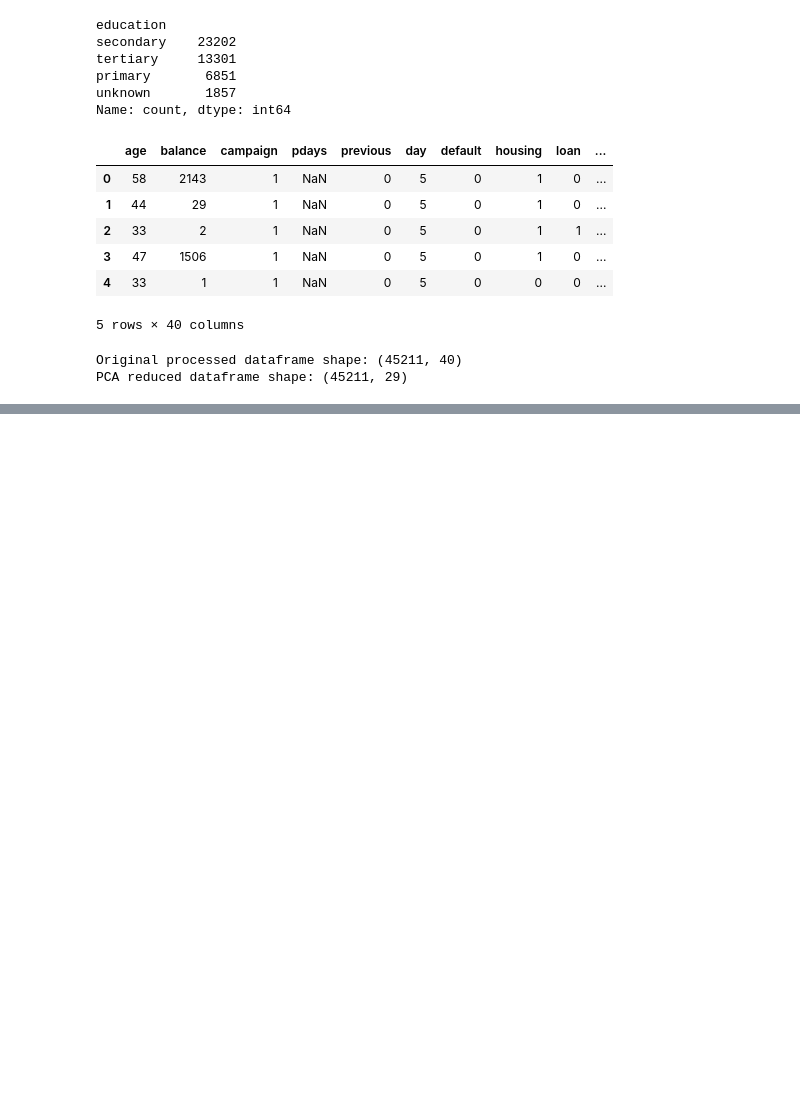
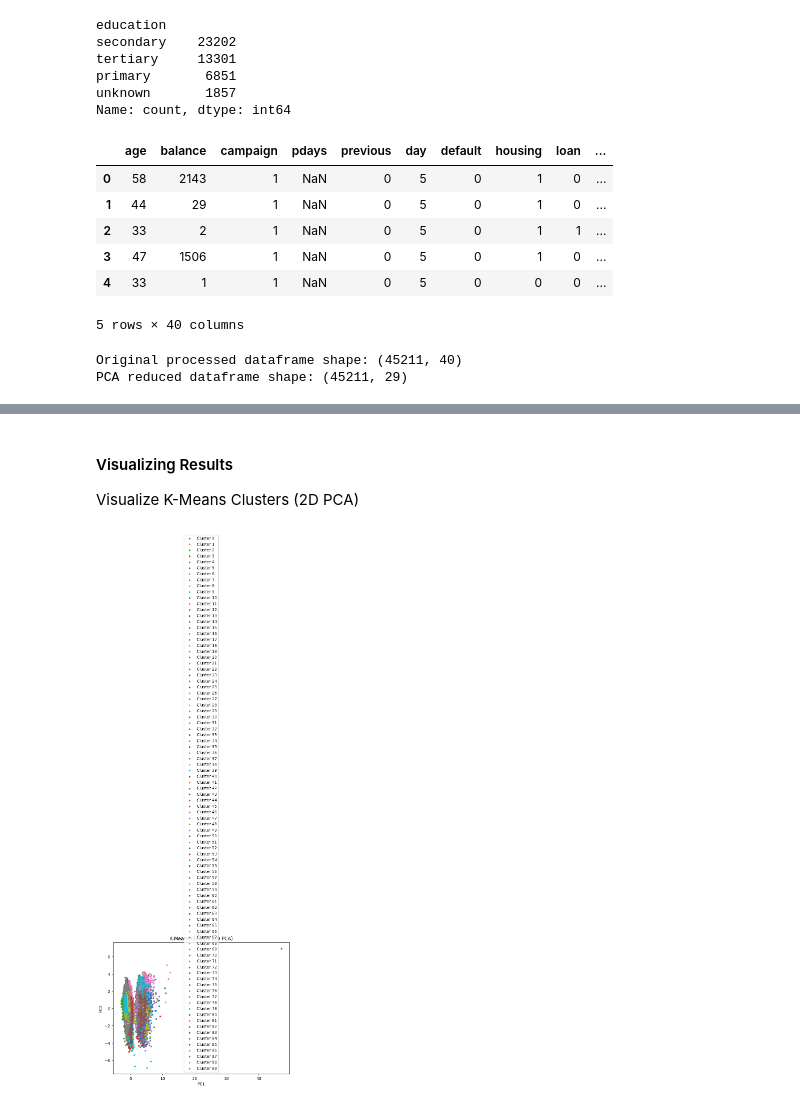
Before and after one commit to vatslgoswami/IML_A2, a Jupyter notebook: clustering.ipynb, the cells around one changed output, grey strips where cells are left out. Cells and saved outputs as stored; diff of their text form; code cells hidden in the pictures; blank space fills up the shorter version.

```diff
--- a/clustering.ipynb
+++ b/clustering.ipynb
@@ -1270,0 +1410,19 @@ In our data, we can see the data has an elbow point near 25. Thus, we choose our
+# %% [markdown]
+#### Visualizing Results
+
+Visualize K-Means Clusters (2D PCA)
+# %%
+
+pca_2d = PCA(n_components=2)
+data_2d = pca_2d.fit_transform(X)
+
+plt.figure(figsize=(8,6))
+for k in range(k_final):
+    plt.scatter(data_2d[labels==k,0], data_2d[labels==k,1], label=f'Cluster {k}', s=10)
+plt.title('K-Means Clusters (2D PCA)')
+plt.xlabel('PC1')
+plt.ylabel('PC2')
+plt.legend()
+plt.show()
+# %% [output]
+[figure, added]
```
Also changed, not shown: parts of 14 cells of this notebook.
